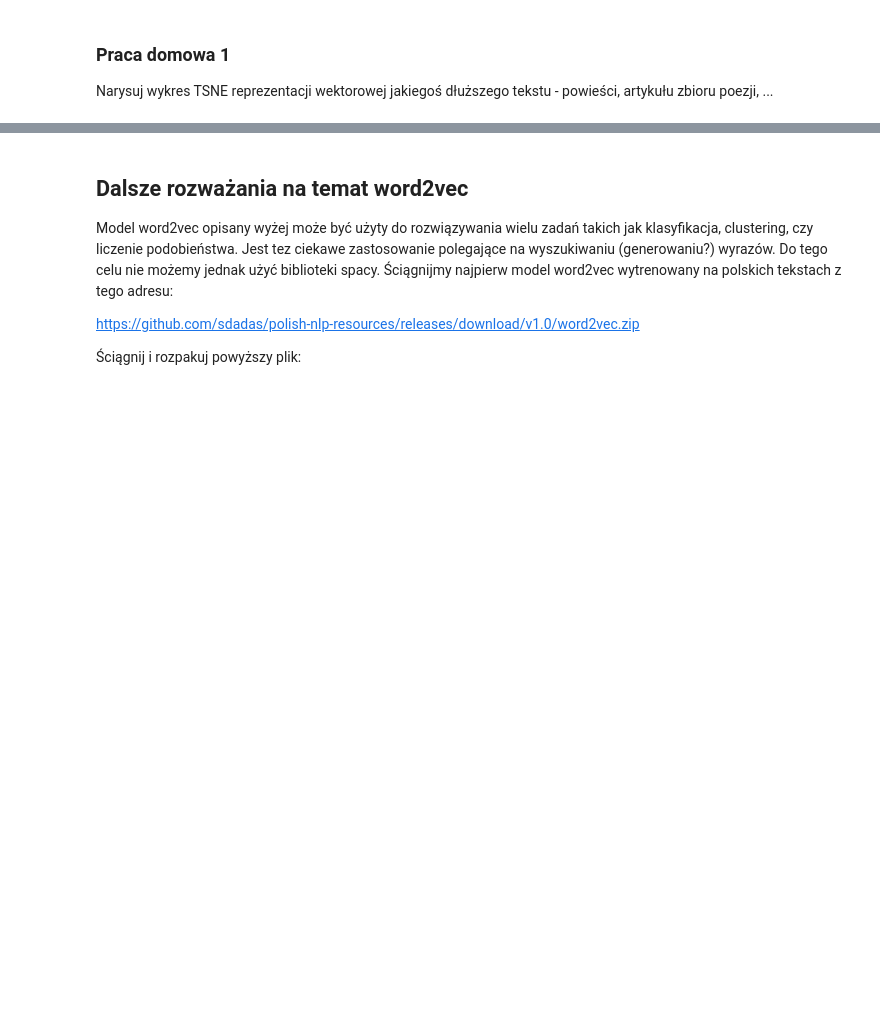
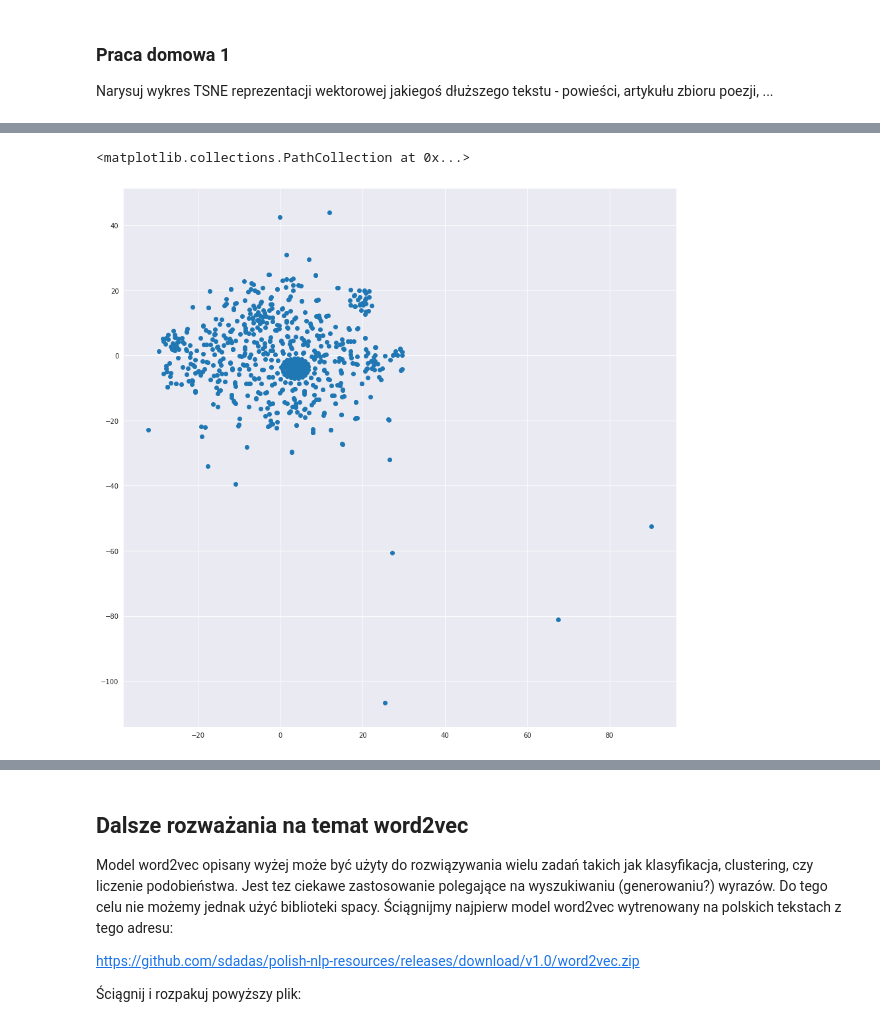
Before and after one commit to NonRelDat/twitt, a Jupyter notebook: WstępDoNLP.ipynb, the cells around one changed output, grey strips where cells are left out. Saved outputs shown, nothing was run; the diff lists cells and outputs as text; code cells hidden in the pictures; blank space fills up the shorter version.

Commit message:
Utworzono za pomocą Colaboratory

```diff
--- a/WstępDoNLP.ipynb
+++ b/WstępDoNLP.ipynb
@@ -82,0 +355,6 @@ Narysuj wykres TSNE reprezentacji wektorowej jakiegoś dłuższego tekstu - powi
+# %%
+token_vect_dictG = {}
+for sent in sentencesG:
+  for token in sent:
+    if token not in token_vect_dictG.keys():
+      token_vect_dictG[token.text]=token.vector
@@ -82,0 +365,7 @@ Narysuj wykres TSNE reprezentacji wektorowej jakiegoś dłuższego tekstu - powi
+# %%
+GX = [value for value in token_vect_dictG.values()]
+Gy = [key for key in token_vect_dictG.keys()]
+
+#rzutujemy wszystkie wymiary do 2 za pomocą modelu TSNE(n_components=2)
+tsneG = TSNE(n_components=2)
+GX_embedded = tsneG.fit_transform(GX)
@@ -82,0 +376,7 @@ Narysuj wykres TSNE reprezentacji wektorowej jakiegoś dłuższego tekstu - powi
+# %%
+plt.figure(figsize=(15,15))
+sns.set_style('darkgrid')
+plt.scatter(np.hsplit(GX_embedded,2)[0], np.hsplit(GX_embedded,2)[1])
+# %% [output]
+<matplotlib.collections.PathCollection at 0x...>
+[figure, added]
```
Also changed, not shown: parts of 70 cells of this notebook.
